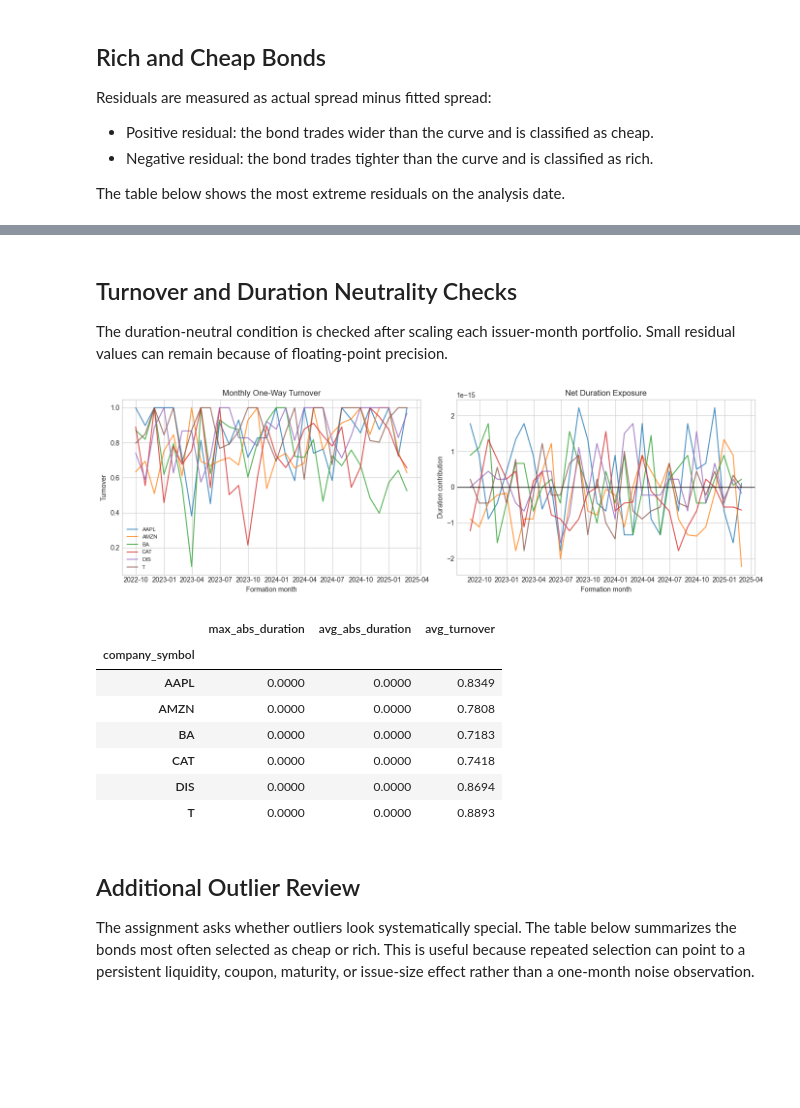
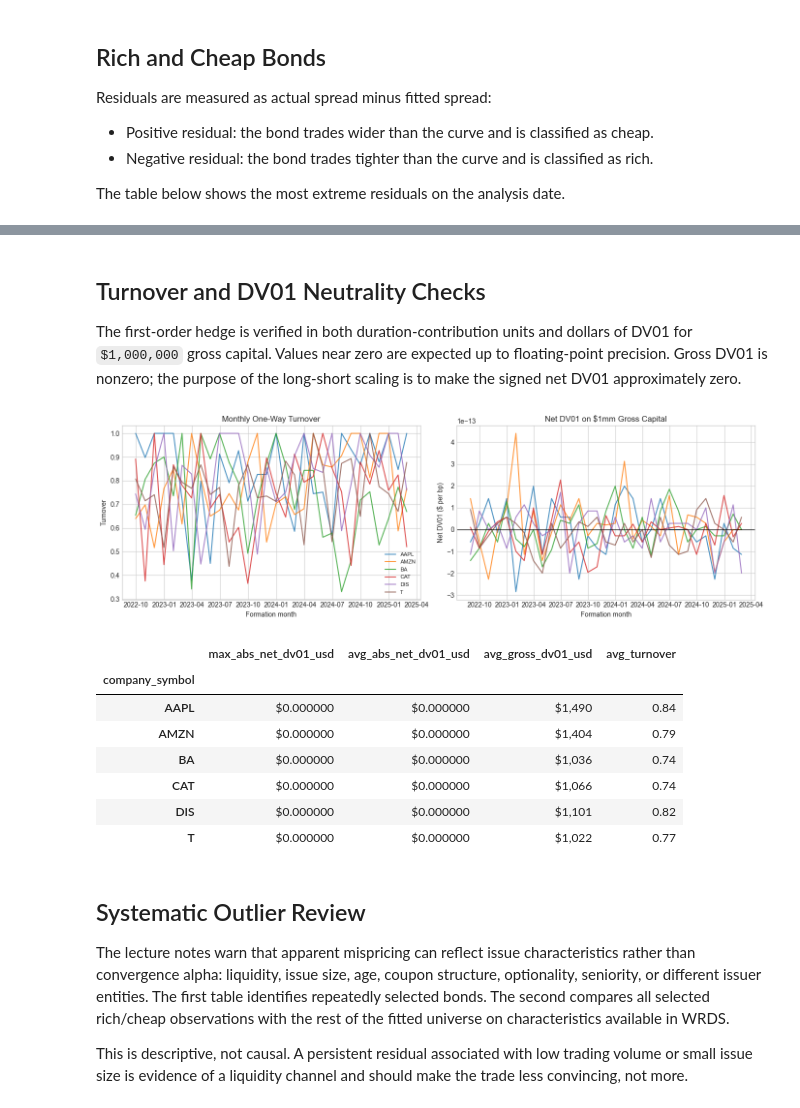
Before and after one commit to yingnichang/MTH9897, a Jupyter notebook: bond_relative_value_assignment.ipynb, the cells around one changed output, grey strips where cells are left out. Drawn from its saved outputs; the diff is of its cells as text; code cells hidden in the pictures; blank space fills up the shorter version.

Commit message:
Align bond assignment with lecture framework

```diff
--- a/bond_relative_value_assignment.ipynb
+++ b/bond_relative_value_assignment.ipynb
@@ -302,6 +336,7 @@ def fit_curve_one_group(group):
     group["spread_fit_bps"] = np.nan
     group["resid_bps"] = np.nan
     group["resid_z"] = np.nan
+    group["fit_weight"] = np.nan
 
     fit_group = group.dropna(subset=["T_Spread_bps", "DURATION", "COUPON", "PRICE_EOM"])
     if len(fit_group) < MIN_BONDS_PER_FIT:
@@ -313,7 +348,13 @@ def fit_curve_one_group(group):
         fit_group["COUPON"].to_numpy(),
     ])
     y = fit_group["T_Spread_bps"].to_numpy()
-    weights = make_weights(fit_group)
+
+    volume_weight = make_weights(fit_group)
+    issue_size = fit_group["AMOUNT_OUTSTANDING"].fillna(fit_group["AMOUNT_OUTSTANDING"].median()).clip(lower=1)
+    lo_size, hi_size = issue_size.quantile([0.10, 0.90])
+    size_weight = np.sqrt(issue_size.clip(lo_size, hi_size) / issue_size.clip(lo_size, hi_size).median())
+    weights = np.asarray(volume_weight) * np.asarray(size_weight)
+    weights = weights / np.nanmean(weights)
 
     if np.unique(np.round(y, 8)).size < 2:
         return group, None
@@ -333,12 +374,14 @@ def fit_curve_one_group(group):
     group.loc[idx, "spread_fit_bps"] = pred
     group.loc[idx, "resid_bps"] = resid
     group.loc[idx, "resid_z"] = resid / resid_scale
+    group.loc[idx, "fit_weight"] = weights
 
     stats = {
         "company_symbol": fit_group["company_symbol"].iloc[0],
         "DATE": fit_group["DATE"].iloc[0],
         "n_bonds": len(fit_group),
         "r2": model.score(X, y, sample_weight=weights),
+        "weighted_rmse_bps": np.sqrt(np.average(resid ** 2, weights=weights)),
         "b0": model.intercept_,
         "b_log_duration": model.coef_[0],
         "b_duration": model.coef_[1],
@@ -364,7 +407,11 @@ display(
         fit_months=("DATE", "nunique"),
         avg_bonds=("n_bonds", "mean"),
         median_r2=("r2", "median"),
+        median_weighted_rmse_bps=("weighted_rmse_bps", "median"),
         median_resid_std_bps=("resid_std_bps", "median"),
-    )
+    ).style.format({
+        "avg_bonds": "{:.1f}", "median_r2": "{:.3f}",
+        "median_weighted_rmse_bps": "{:.1f}", "median_resid_std_bps": "{:.1f}",
+    })
 )
 # %% [output]
@@ -549,11 +596,7 @@ def build_portfolio_one_group(group):
         return pd.DataFrame()
 
     short_scale = long_dur / short_dur
-    port["position_face"] = np.where(
-        long_mask,
-        port["raw_signal"],
-        -port["raw_signal"] * short_scale,
-    )
+    port["position_face"] = np.where(long_mask, port["raw_signal"], -port["raw_signal"] * short_scale)
     gross_market_value = (port["position_face"].abs() * price_scale).sum()
     if not np.isfinite(gross_market_value) or gross_market_value <= 0:
         return pd.DataFrame()
@@ -561,7 +604,9 @@ def build_portfolio_one_group(group):
     port["position_face"] = port["position_face"] / gross_market_value
     port["market_weight"] = port["position_face"] * price_scale
     port["duration_contribution"] = port["market_weight"] * port["DURATION"]
+    port["dv01_usd"] = port["duration_contribution"] * GROSS_CAPITAL_USD / 10_000
     port["return_contribution"] = port["market_weight"] * port["next_return"]
+    port["pnl_usd"] = port["return_contribution"] * GROSS_CAPITAL_USD
     return port
 
 
@@ -577,9 +622,12 @@ issuer_month_returns = (
     positions.groupby(["company_symbol", "DATE"])
     .agg(
         portfolio_return=("return_contribution", "sum"),
+        pnl_usd=("pnl_usd", "sum"),
         gross_market_value=("market_weight", lambda x: x.abs().sum()),
         net_market_value=("market_weight", "sum"),
         portfolio_duration=("duration_contribution", "sum"),
+        net_dv01_usd=("dv01_usd", "sum"),
+        gross_dv01_usd=("dv01_usd", lambda x: x.abs().sum()),
         n_positions=("ISSUE_ID", "size"),
         avg_abs_resid_bps=("resid_bps", lambda x: x.abs().mean()),
     )
@@ -724,48 +795,54 @@ plt.show()
 # %% [markdown]
-## Turnover and Duration Neutrality Checks
+## Turnover and DV01 Neutrality Checks
 
-The duration-neutral condition is checked after scaling each issuer-month portfolio. Small residual values can remain because of floating-point precision.
+The first-order hedge is verified in both duration-contribution units and dollars of DV01 for `$1,000,000` gross capital. Values near zero are expected up to floating-point precision. Gross DV01 is nonzero; the purpose of the long-short scaling is to make the signed net DV01 approximately zero.
 # %%
 fig, axes = plt.subplots(1, 2, figsize=(14, 4.5))
 
 for issuer, g in issuer_month_returns.groupby("company_symbol"):
     axes[0].plot(g["DATE"], g["turnover"], alpha=0.8, label=issuer)
 axes[0].set_title("Monthly One-Way Turnover")
 axes[0].set_xlabel("Formation month")
 axes[0].set_ylabel("Turnover")
 axes[0].legend(fontsize=8)
 
 for issuer, g in issuer_month_returns.groupby("company_symbol"):
-    axes[1].plot(g["DATE"], g["portfolio_duration"], alpha=0.8, label=issuer)
+    axes[1].plot(g["DATE"], g["net_dv01_usd"], alpha=0.8, label=issuer)
 axes[1].axhline(0, color="black", linewidth=1)
-axes[1].set_title("Net Duration Exposure")
+axes[1].set_title("Net DV01 on $1mm Gross Capital")
 axes[1].set_xlabel("Formation month")
-axes[1].set_ylabel("Duration contribution")
+axes[1].set_ylabel("Net DV01 ($ per bp)")
 
 fig.tight_layout()
 plt.show()
 
 display(
     issuer_month_returns.groupby("company_symbol").agg(
-        max_abs_duration=("portfolio_duration", lambda x: x.abs().max()),
-        avg_abs_duration=("portfolio_duration", lambda x: x.abs().mean()),
+        max_abs_net_dv01_usd=("net_dv01_usd", lambda x: x.abs().max()),
+        avg_abs_net_dv01_usd=("net_dv01_usd", lambda x: x.abs().mean()),
+        avg_gross_dv01_usd=("gross_dv01_usd", "mean"),
         avg_turnover=("turnover", "mean"),
-    )
+    ).style.format({
+        "max_abs_net_dv01_usd": "${:,.6f}", "avg_abs_net_dv01_usd": "${:,.6f}",
+        "avg_gross_dv01_usd": "${:,.0f}", "avg_turnover": "{:.2f}",
+    })
 )
 # %% [output]
-[figure, old version]
+[figure, new version]
-|  | max_abs_duration | avg_abs_duration | avg_turnover |
-| company_symbol |  |  |  |
-| AAPL | 0.0000 | 0.0000 | 0.8349 |
-| AMZN | 0.0000 | 0.0000 | 0.7808 |
-| BA | 0.0000 | 0.0000 | 0.7183 |
-| CAT | 0.0000 | 0.0000 | 0.7418 |
-| DIS | 0.0000 | 0.0000 | 0.8694 |
-| T | 0.0000 | 0.0000 | 0.8893 |
+|  | max_abs_net_dv01_usd | avg_abs_net_dv01_usd | avg_gross_dv01_usd | avg_turnover |
+| company_symbol |  |  |  |  |
+| AAPL | $0.000000 | $0.000000 | $1,490 | 0.84 |
+| AMZN | $0.000000 | $0.000000 | $1,404 | 0.79 |
+| BA | $0.000000 | $0.000000 | $1,036 | 0.74 |
+| CAT | $0.000000 | $0.000000 | $1,066 | 0.74 |
+| DIS | $0.000000 | $0.000000 | $1,101 | 0.82 |
+| T | $0.000000 | $0.000000 | $1,022 | 0.77 |
 # %% [markdown]
-## Additional Outlier Review
+## Systematic Outlier Review
 
-The assignment asks whether outliers look systematically special. The table below summarizes the bonds most often selected as cheap or rich. This is useful because repeated selection can point to a persistent liquidity, coupon, maturity, or issue-size effect rather than a one-month noise observation.
+The lecture notes warn that apparent mispricing can reflect issue characteristics rather than convergence alpha: liquidity, issue size, age, coupon structure, optionality, seniority, or different issuer entities. The first table identifies repeatedly selected bonds. The second compares all selected rich/cheap observations with the rest of the fitted universe on characteristics available in WRDS.
+
+This is descriptive, not causal. A persistent residual associated with low trading volume or small issue size is evidence of a liquidity channel and should make the trade less convincing, not more.
 # %%
 selection_review = (
     positions.assign(
```
Also changed, not shown: parts of 25 cells of this notebook, 1 other file.
